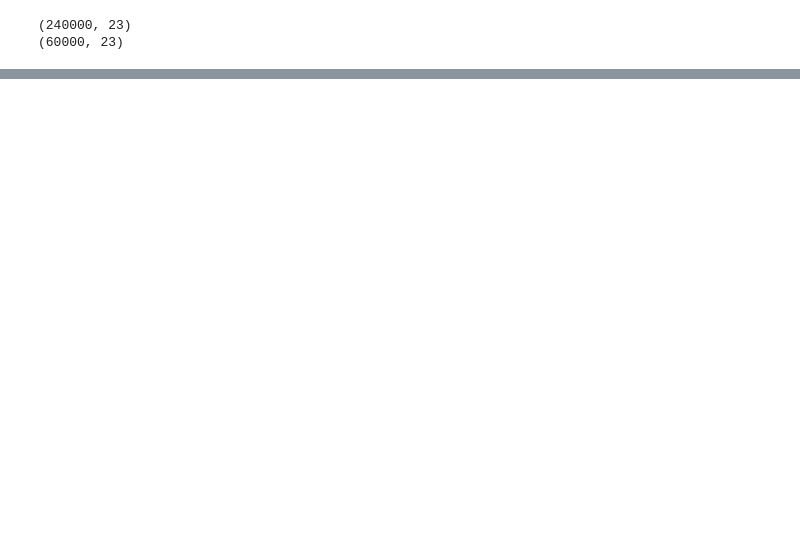
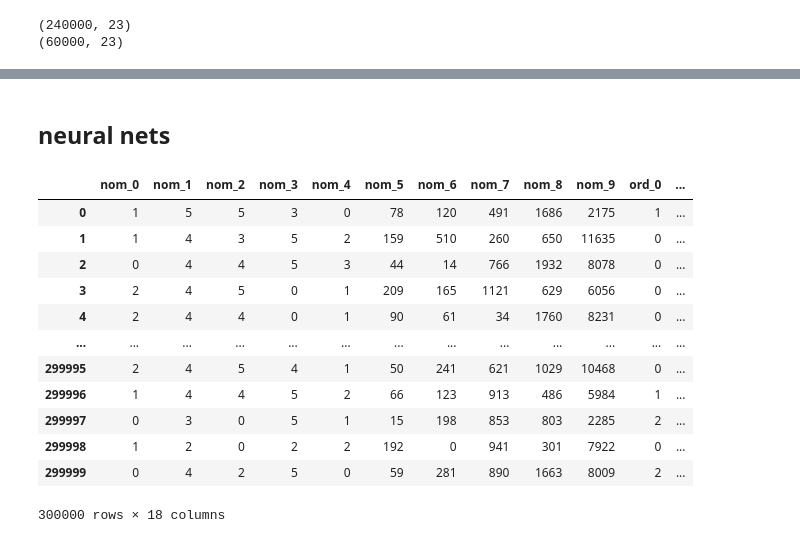
Before and after one commit to sonkooptsa/categorical-feature-encoding-challenge, a Jupyter notebook: cat_notebook.ipynb, the cells around one changed output, grey strips where cells are left out. Drawn from its saved outputs; the diff is of its cells as text; code cells hidden in the pictures; blank space fills up the shorter version.

```diff
--- a/cat_notebook.ipynb
+++ b/cat_notebook.ipynb
@@ -189,0 +196,2 @@ KeyboardInterrupt:
+# %% [markdown]
+## neural nets
@@ -189,0 +202,16 @@ KeyboardInterrupt:
+# %%
+X[X.nunique()[X.nunique()>2].index]
+# %% [output]
+|  | nom_0 | nom_1 | nom_2 | nom_3 | nom_4 | nom_5 | nom_6 | nom_7 | nom_8 | nom_9 | ord_0 | ... |
+| 0 | 1 | 5 | 5 | 3 | 0 | 78 | 120 | 491 | 1686 | 2175 | 1 | ... |
+| 1 | 1 | 4 | 3 | 5 | 2 | 159 | 510 | 260 | 650 | 11635 | 0 | ... |
+| 2 | 0 | 4 | 4 | 5 | 3 | 44 | 14 | 766 | 1932 | 8078 | 0 | ... |
+| 3 | 2 | 4 | 5 | 0 | 1 | 209 | 165 | 1121 | 629 | 6056 | 0 | ... |
+| 4 | 2 | 4 | 4 | 0 | 1 | 90 | 61 | 34 | 1760 | 8231 | 0 | ... |
+| ... | ... | ... | ... | ... | ... | ... | ... | ... | ... | ... | ... | ... |
+| 299995 | 2 | 4 | 5 | 4 | 1 | 50 | 241 | 621 | 1029 | 10468 | 0 | ... |
+| 299996 | 1 | 4 | 4 | 5 | 2 | 66 | 123 | 913 | 486 | 5984 | 1 | ... |
+| 299997 | 0 | 3 | 0 | 5 | 1 | 15 | 198 | 853 | 803 | 2285 | 2 | ... |
+| 299998 | 1 | 2 | 0 | 2 | 2 | 192 | 0 | 941 | 301 | 7922 | 0 | ... |
+| 299999 | 0 | 4 | 2 | 5 | 0 | 59 | 281 | 890 | 1663 | 8009 | 2 | ... |
+300000 rows × 18 columns
```
Also changed, not shown: parts of 20 cells of this notebook, 6 other files.
